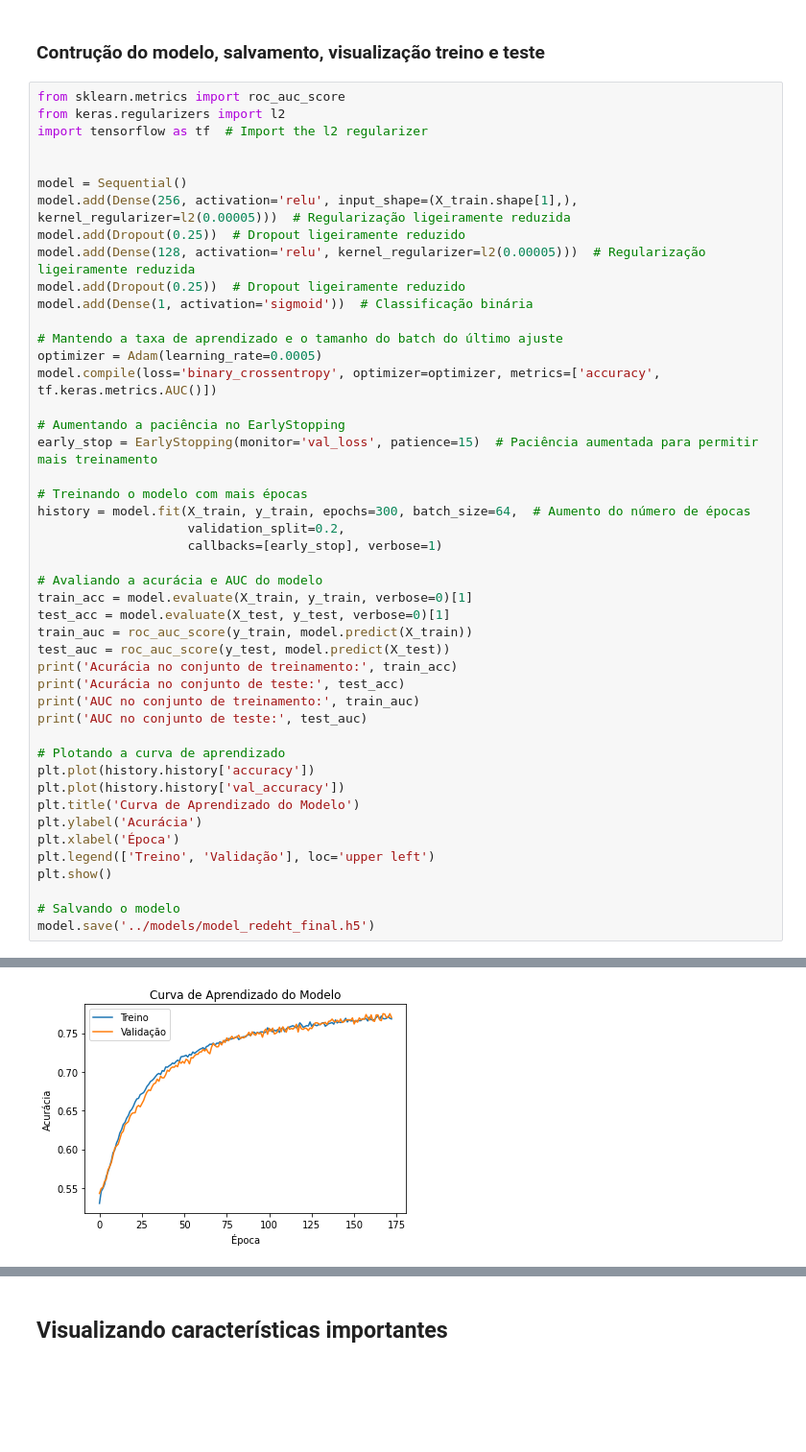
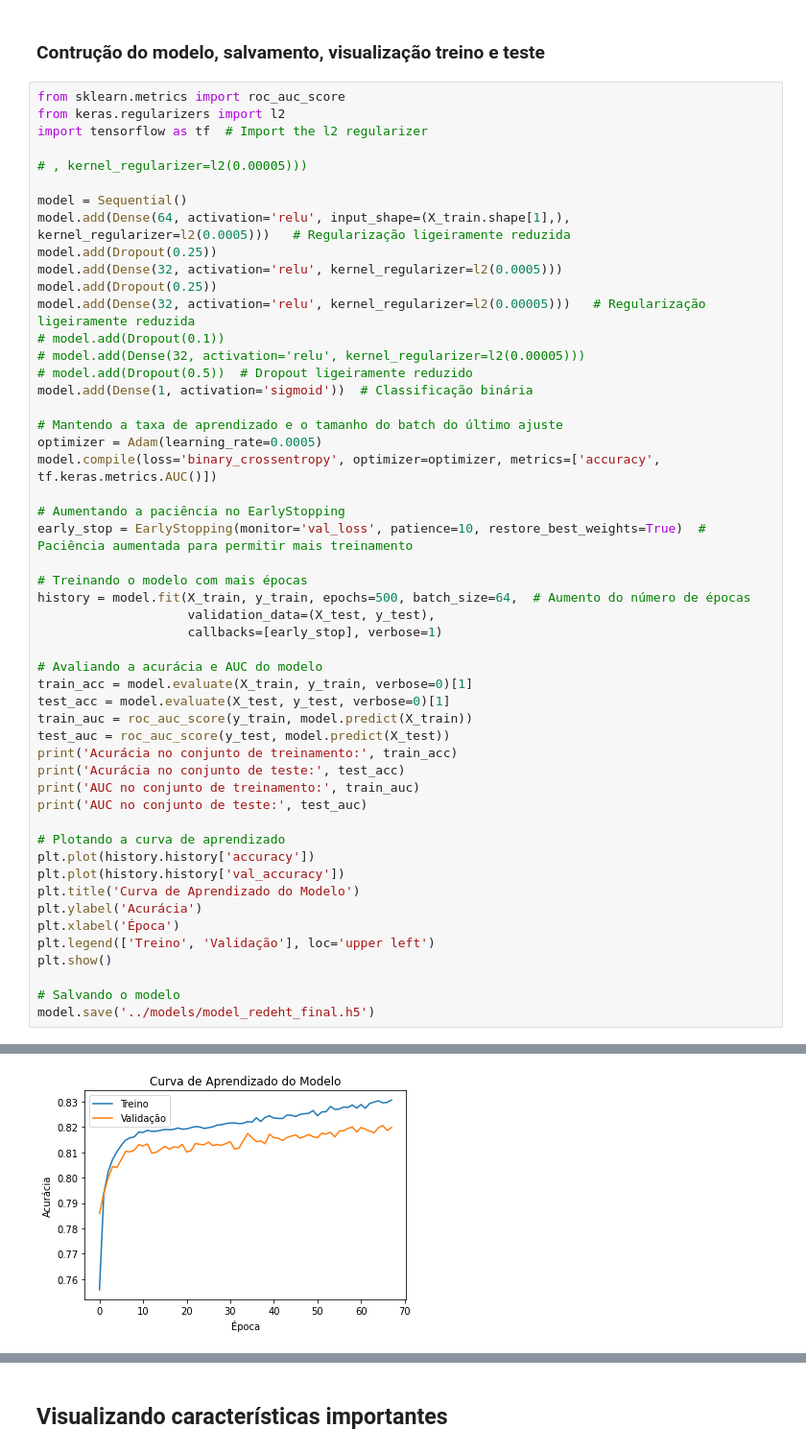
Before and after one commit to nathancarlos22/eo-fut-live, a Jupyter notebook: src/model-rede.ipynb, the cells around one changed output, grey strips where cells are left out. Shown at 96% size. Cells and saved outputs as stored; diff of their text form; blank space fills up the shorter version.

Commit message:
Update models adjusts features

```diff
--- a/src/model-rede.ipynb
+++ b/src/model-rede.ipynb
@@ -102,12 +101,17 @@ from sklearn.metrics import roc_auc_score
 from keras.regularizers import l2
 import tensorflow as tf  # Import the l2 regularizer
 
+# , kernel_regularizer=l2(0.00005)))
 
 model = Sequential()
-model.add(Dense(256, activation='relu', input_shape=(X_train.shape[1],), kernel_regularizer=l2(0.00005)))  # Regularização ligeiramente reduzida
-model.add(Dropout(0.25))  # Dropout ligeiramente reduzido
-model.add(Dense(128, activation='relu', kernel_regularizer=l2(0.00005)))  # Regularização ligeiramente reduzida
-model.add(Dropout(0.25))  # Dropout ligeiramente reduzido
+model.add(Dense(64, activation='relu', input_shape=(X_train.shape[1],), kernel_regularizer=l2(0.0005)))   # Regularização ligeiramente reduzida
+model.add(Dropout(0.25))
+model.add(Dense(32, activation='relu', kernel_regularizer=l2(0.0005)))
+model.add(Dropout(0.25))
+model.add(Dense(32, activation='relu', kernel_regularizer=l2(0.00005)))   # Regularização ligeiramente reduzida
+# model.add(Dropout(0.1))
+# model.add(Dense(32, activation='relu', kernel_regularizer=l2(0.00005)))
+# model.add(Dropout(0.5))  # Dropout ligeiramente reduzido
 model.add(Dense(1, activation='sigmoid'))  # Classificação binária
 
 # Mantendo a taxa de aprendizado e o tamanho do batch do último ajuste
@@ -115,11 +119,11 @@ optimizer = Adam(learning_rate=0.0005)
 model.compile(loss='binary_crossentropy', optimizer=optimizer, metrics=['accuracy', tf.keras.metrics.AUC()])
 
 # Aumentando a paciência no EarlyStopping
-early_stop = EarlyStopping(monitor='val_loss', patience=15)  # Paciência aumentada para permitir mais treinamento
+early_stop = EarlyStopping(monitor='val_loss', patience=10, restore_best_weights=True)  # Paciência aumentada para permitir mais treinamento
 
 # Treinando o modelo com mais épocas
-history = model.fit(X_train, y_train, epochs=300, batch_size=64,  # Aumento do número de épocas
-                    validation_split=0.2,
+history = model.fit(X_train, y_train, epochs=500, batch_size=64,  # Aumento do número de épocas
+                    validation_data=(X_test, y_test),
                     callbacks=[early_stop], verbose=1)
 
 # Avaliando a acurácia e AUC do modelo
@@ -164,4 +168,4 @@ AUC no conjunto de teste: 0.8597870167414332
-[figure, old version]
+[figure, new version]
 # %%
 from sklearn.metrics import classification_report
 import numpy as np
```
Also changed, not shown: parts of 6 cells of this notebook, 41 other files.
